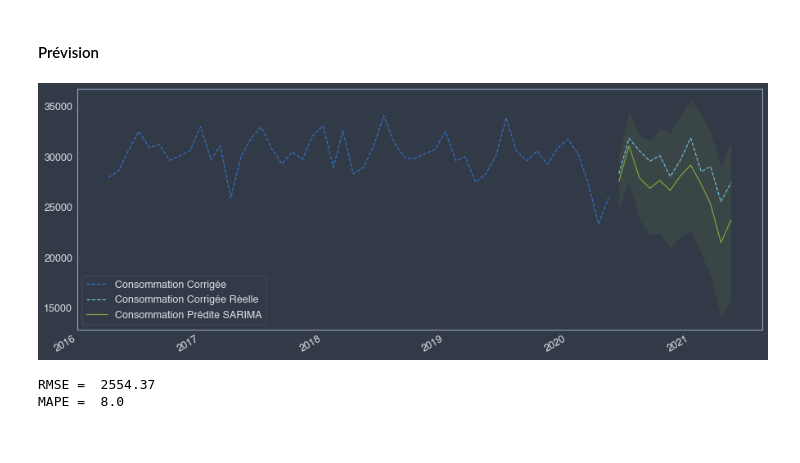
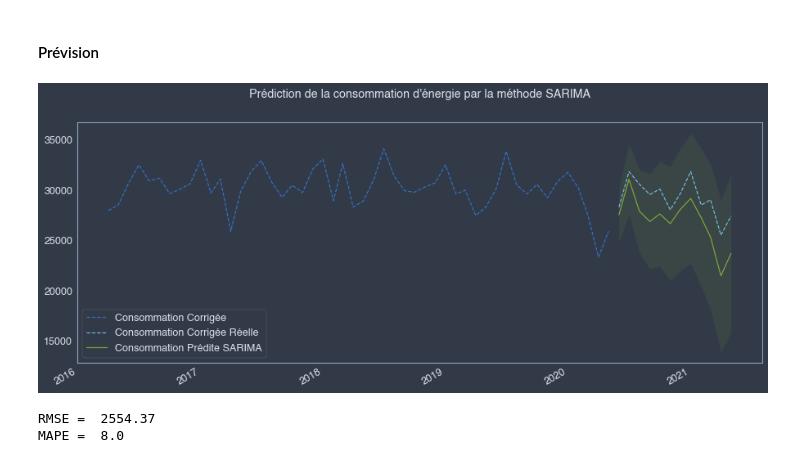
Before and after one commit to Gladouu/P9, a Jupyter notebook: P9_01_code.ipynb, the cells around one changed output. Cells and saved outputs as stored; diff of their text form; code cells hidden in the pictures.

```diff
--- a/P9_01_code.ipynb
+++ b/P9_01_code.ipynb
@@ -598,17 +611,20 @@ sarima.plot_diagnostics(figsize=(15,10));
 # %%
 #prediction with confidence interval
 prediction = sarima.get_forecast(steps=12).summary_frame()
 
 fig, ax = plt.subplots(figsize = (15,6))
 
 plt.plot(y[-50:], linestyle='--', label='Consommation Corrigée')
 plt.plot(y_true,linestyle='--', label='Consommation Corrigée Réelle', color='c')
 prediction['mean'].plot(ax=ax, color='g', label='Consommation Prédite SARIMA')
 ax.fill_between(prediction.index, prediction['mean_ci_lower'], prediction['mean_ci_upper'], color='g', alpha=0.1)
+plt.legend()
 
-plt.legend();
+plt.title("Prédiction de la consommation d'énergie par la méthode SARIMA", pad=30)
+#plt.savefig("14. Prédiction de la consommation d'énergie par la méthode SARIMA.jpeg", dpi=300, bbox_inches='tight',
+#            pad_inches=0.5);
 # %% [output]
-[figure, old version]
+[figure, new version]
 # %%
 #metrics
 mse = mean_squared_error(y_true, prediction['mean'])
```
Also changed, not shown: parts of 26 cells of this notebook.
